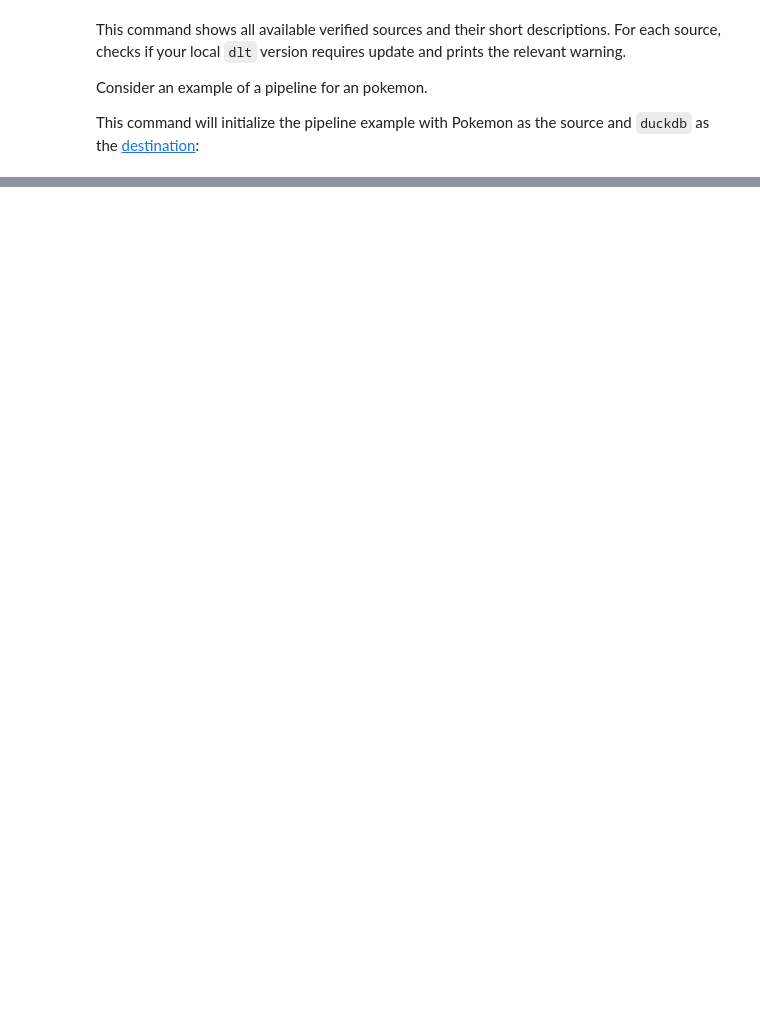
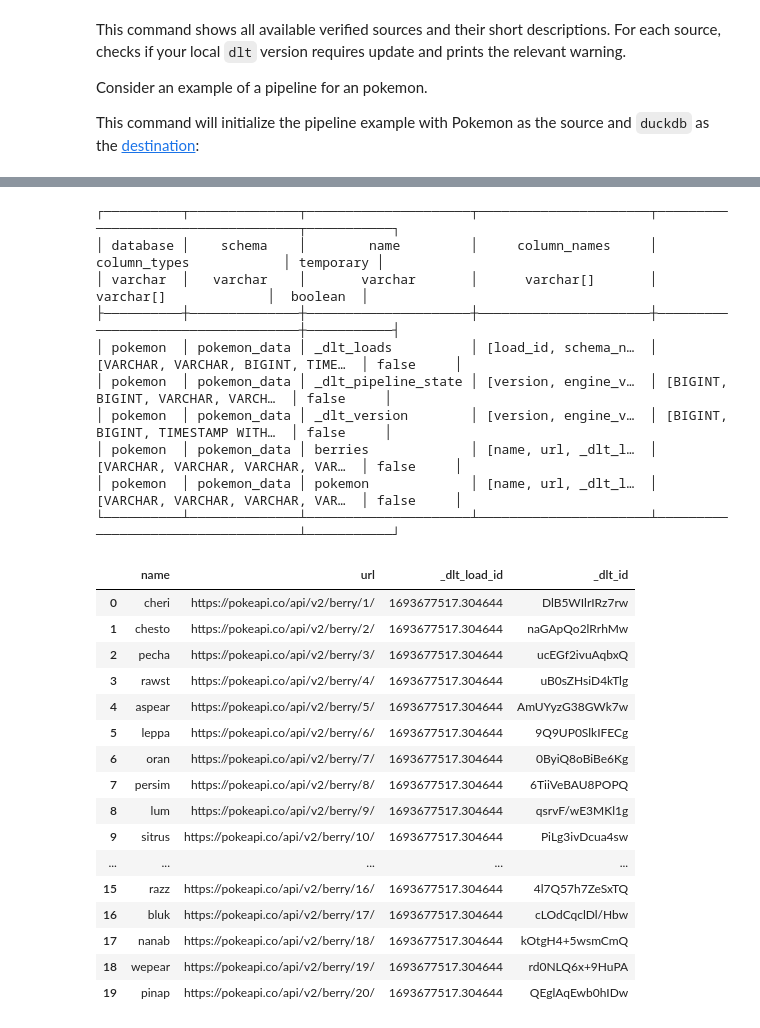
Before and after one commit to AstrakhantsevaAA/spotlight_demo, a Jupyter notebook: dlt_demo.ipynb, the cells around one changed output, grey strips where cells are left out. Cells and saved outputs as stored; diff of their text form; code cells hidden in the pictures; blank space fills up the shorter version.

```diff
--- a/dlt_demo.ipynb
+++ b/dlt_demo.ipynb
@@ -535,8 +541,36 @@ Found pipeline pokemon in /Users/alenaastrakhantseva/.dlt/pipelines
 # %%
 import duckdb
 
 conn = duckdb.connect(f"pokemon.duckdb")
 conn.sql(f"SET search_path = 'pokemon_data'")
 display(conn.sql("DESCRIBE"))
-data_table = conn.sql("SELECT * FROM pokemon").df()
+data_table = conn.sql("SELECT * FROM berries").df()
 data_table
+# %% [output]
+┌──────────┬──────────────┬─────────────────────┬──────────────────────┬───────────────────────────────────┬───────────┐
+│ database │    schema    │        name         │     column_names     │           column_types            │ temporary │
+│ varchar  │   varchar    │       varchar       │      varchar[]       │             varchar[]             │  boolean  │
+├──────────┼──────────────┼─────────────────────┼──────────────────────┼───────────────────────────────────┼───────────┤
+│ pokemon  │ pokemon_data │ _dlt_loads          │ [load_id, schema_n…  │ [VARCHAR, VARCHAR, BIGINT, TIME…  │ false     │
+│ pokemon  │ pokemon_data │ _dlt_pipeline_state │ [version, engine_v…  │ [BIGINT, BIGINT, VARCHAR, VARCH…  │ false     │
+│ pokemon  │ pokemon_data │ _dlt_version        │ [version, engine_v…  │ [BIGINT, BIGINT, TIMESTAMP WITH…  │ false     │
+│ pokemon  │ pokemon_data │ berries             │ [name, url, _dlt_l…  │ [VARCHAR, VARCHAR, VARCHAR, VAR…  │ false     │
+│ pokemon  │ pokemon_data │ pokemon             │ [name, url, _dlt_l…  │ [VARCHAR, VARCHAR, VARCHAR, VAR…  │ false     │
+└──────────┴──────────────┴─────────────────────┴──────────────────────┴───────────────────────────────────┴───────────┘
+|  | name | url | _dlt_load_id | _dlt_id |
+| 0 | cheri | https://pokeapi.co/api/v2/berry/1/ | 1693677517.304644 | DlB5WIlrIRz7rw |
+| 1 | chesto | https://pokeapi.co/api/v2/berry/2/ | 1693677517.304644 | naGApQo2lRrhMw |
+| 2 | pecha | https://pokeapi.co/api/v2/berry/3/ | 1693677517.304644 | ucEGf2ivuAqbxQ |
+| 3 | rawst | https://pokeapi.co/api/v2/berry/4/ | 1693677517.304644 | uB0sZHsiD4kTlg |
+| 4 | aspear | https://pokeapi.co/api/v2/berry/5/ | 1693677517.304644 | AmUYyzG38GWk7w |
+| 5 | leppa | https://pokeapi.co/api/v2/berry/6/ | 1693677517.304644 | 9Q9UP0SlkIFECg |
+| 6 | oran | https://pokeapi.co/api/v2/berry/7/ | 1693677517.304644 | 0ByiQ8oBiBe6Kg |
+| 7 | persim | https://pokeapi.co/api/v2/berry/8/ | 1693677517.304644 | 6TiiVeBAU8POPQ |
+| 8 | lum | https://pokeapi.co/api/v2/berry/9/ | 1693677517.304644 | qsrvF/wE3MKl1g |
+| 9 | sitrus | https://pokeapi.co/api/v2/berry/10/ | 1693677517.304644 | PiLg3ivDcua4sw |
+| ... | ... | ... | ... | ... |
+| 15 | razz | https://pokeapi.co/api/v2/berry/16/ | 1693677517.304644 | 4l7Q57h7ZeSxTQ |
+| 16 | bluk | https://pokeapi.co/api/v2/berry/17/ | 1693677517.304644 | cLOdCqclDl/Hbw |
+| 17 | nanab | https://pokeapi.co/api/v2/berry/18/ | 1693677517.304644 | kOtgH4+5wsmCmQ |
+| 18 | wepear | https://pokeapi.co/api/v2/berry/19/ | 1693677517.304644 | rd0NLQ6x+9HuPA |
+| 19 | pinap | https://pokeapi.co/api/v2/berry/20/ | 1693677517.304644 | QEglAqEwb0hIDw |
```
Also changed, not shown: parts of 35 cells of this notebook, 4 other files.
